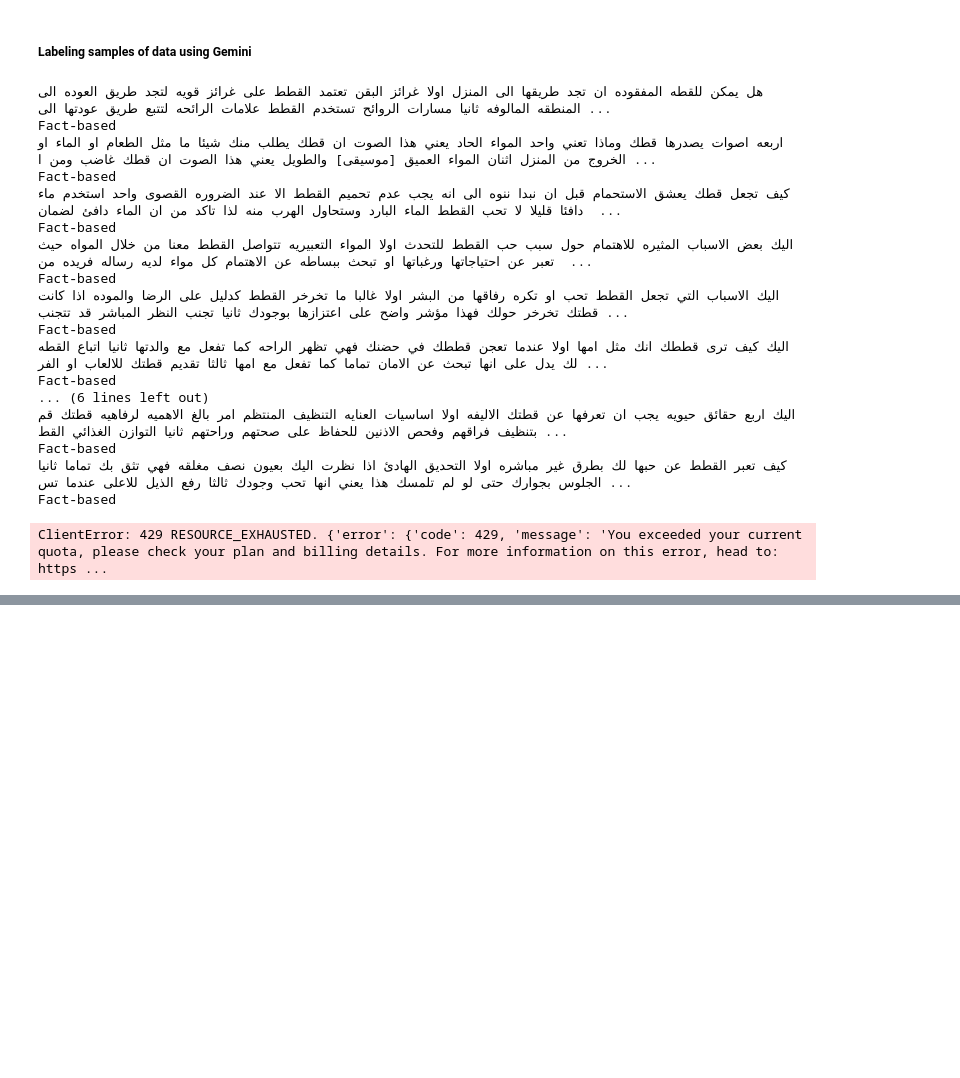
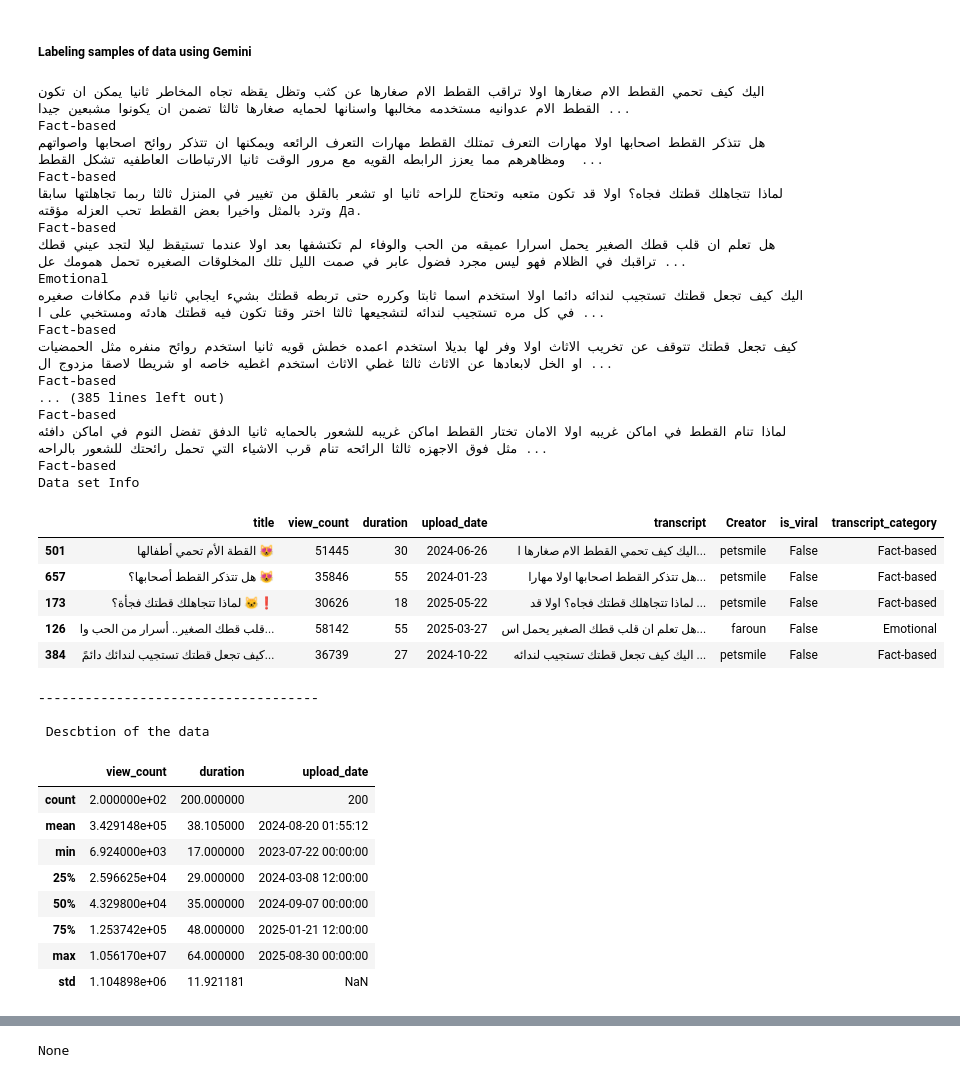
Before and after one commit to anas-elhilali/Youtube-faroun-analytics, a Jupyter notebook: notebook/Youtube_Niche_Data.ipynb, the cells around one changed output, grey strips where cells are left out. Saved outputs shown, nothing was run; the diff lists cells and outputs as text; code cells hidden in the pictures; blank space fills up the shorter version.

```diff
--- a/notebook/Youtube_Niche_Data.ipynb
+++ b/notebook/Youtube_Niche_Data.ipynb
@@ -428,40 +431,57 @@ plt.show()
 # %%
 from google import genai
 import random
 import time
 captions = [caption for caption in all_data['transcript']]
 
 client = genai.Client()
-caption_samples = all_data.sample(n=150)
+caption_samples = all_data.sample(n=200)
 for idx , row in caption_samples.iterrows():
     caption = row['transcript']
     response = client.models.generate_content(
-        model="gemini-2.5-flash", contents=f"""Act as a script categorizer. Categorize the following script as **Story**, **Emotional**, or **Fact-based**.
-Return **only the category, one word, nothing else**.
-        Script: "{caption}"
-        """
-    )
+    model="gemini-2.5-flash", contents=f"""Act as a script categorizer. Categorize the following script as **Story**, **Emotional**, or **Fact-based**.
+    Return **only the category, one word, nothing else**.
+            Script: "{caption}"
+            """
+        )
     print(caption)
     print(response.text)
     caption_samples.loc[ idx , 'transcript_category'] = response.text.strip()
-    time.sleep(2)
+    time.sleep(6)
 eda_data_niche(caption_samples)
 # %% [output]
-هل يمكن للقطه المفقوده ان تجد طريقها الى المنزل اولا غرائز البقن تعتمد القطط على غرائز قويه لتجد طريق العوده الى المنطقه المالوفه ثانيا مسارات الروائح تستخدم القطط علامات الرائحه لتتبع طريق عودتها الى ...
+اليك كيف تحمي القطط الام صغارها اولا تراقب القطط الام صغارها عن كثب وتظل يقظه تجاه المخاطر ثانيا يمكن ان تكون القطط الام عدوانيه مستخدمه مخالبها واسنانها لحمايه صغارها ثالثا تضمن ان يكونوا مشبعين جيدا ...
 Fact-based
-اربعه اصوات يصدرها قطك وماذا تعني واحد المواء الحاد يعني هذا الصوت ان قطك يطلب منك شيئا ما مثل الطعام او الماء او الخروج من المنزل اثنان المواء العميق [موسيقى] والطويل يعني هذا الصوت ان قطك غاضب ومن ا ...
+هل تتذكر القطط اصحابها اولا مهارات التعرف تمتلك القطط مهارات التعرف الرائعه ويمكنها ان تتذكر روائح اصحابها واصواتهم ومظاهرهم مما يعزز الرابطه القويه مع مرور الوقت ثانيا الارتباطات العاطفيه تشكل القطط  ...
 Fact-based
-كيف تجعل قطك يعشق الاستحمام قبل ان نبدا ننوه الى انه يجب عدم تحميم القطط الا عند الضروره القصوى واحد استخدم ماء دافئا قليلا لا تحب القطط الماء البارد وستحاول الهرب منه لذا تاكد من ان الماء دافئ لضمان  ...
+لماذا تتجاهلك قطتك فجاه؟ اولا قد تكون متعبه وتحتاج للراحه ثانيا او تشعر بالقلق من تغيير في المنزل ثالثا ربما تجاهلتها سابقا وترد بالمثل واخيرا بعض القطط تحب العزله مؤقته Да.
 Fact-based
-اليك بعض الاسباب المثيره للاهتمام حول سبب حب القطط للتحدث اولا المواء التعبيريه تتواصل القطط معنا من خلال المواه حيث تعبر عن احتياجاتها ورغباتها او تبحث ببساطه عن الاهتمام كل مواء لديه رساله فريده من  ...
+هل تعلم ان قلب قطك الصغير يحمل اسرارا عميقه من الحب والوفاء لم تكتشفها بعد اولا عندما تستيقظ ليلا لتجد عيني قطك تراقبك في الظلام فهو ليس مجرد فضول عابر في صمت الليل تلك المخلوقات الصغيره تحمل همومك عل ...
+Emotional
+اليك كيف تجعل قطتك تستجيب لندائه دائما اولا استخدم اسما ثابتا وكرره حتى تربطه قطتك بشيء ايجابي ثانيا قدم مكافات صغيره في كل مره تستجيب لندائه لتشجيعها ثالثا اختر وقتا تكون فيه قطتك هادئه ومستخبي على ا ...
 Fact-based
-اليك الاسباب التي تجعل القطط تحب او تكره رفاقها من البشر اولا غالبا ما تخرخر القطط كدليل على الرضا والموده اذا كانت قطتك تخرخر حولك فهذا مؤشر واضح على اعتزازها بوجودك ثانيا تجنب النظر المباشر قد تتجنب ...
+كيف تجعل قطتك تتوقف عن تخريب الاثاث اولا وفر لها بديلا استخدم اعمده خطش قويه ثانيا استخدم روائح منفره مثل الحمضيات او الخل لابعادها عن الاثاث ثالثا غطي الاثاث استخدم اغطيه خاصه او شريطا لاصقا مزدوج ال ...
 Fact-based
-اليك كيف ترى قططك انك مثل امها اولا عندما تعجن قططك في حضنك فهي تظهر الراحه كما تفعل مع والدتها ثانيا اتباع القطه لك يدل على انها تبحث عن الامان تماما كما تفعل مع امها ثالثا تقديم قطتك للالعاب او الفر ...
+... (385 lines left out)
 Fact-based
-... (6 lines left out)
-اليك اربع حقائق حيويه يجب ان تعرفها عن قطتك الاليفه اولا اساسيات العنايه التنظيف المنتظم امر بالغ الاهميه لرفاهيه قطتك قم بتنظيف فراقهم وفحص الاذنين للحفاظ على صحتهم وراحتهم ثانيا التوازن الغذائي القط ...
+لماذا تنام القطط في اماكن غريبه اولا الامان تختار القطط اماكن غريبه للشعور بالحمايه ثانيا الدفق تفضل النوم في اماكن دافئه مثل فوق الاجهزه ثالثا الرائحه تنام قرب الاشياء التي تحمل رائحتك للشعور بالراحه ...
 Fact-based
-كيف تعبر القطط عن حبها لك بطرق غير مباشره اولا التحديق الهادئ اذا نظرت اليك بعيون نصف مغلقه فهي تثق بك تماما ثانيا الجلوس بجوارك حتى لو لم تلمسك هذا يعني انها تحب وجودك ثالثا رفع الذيل للاعلى عندما تس ...
-Fact-based
+Data set Info
+|  | title | view_count | duration | upload_date | transcript | Creator | is_viral | transcript_category |
+| 501 | القطة الأم تحمي أطفالها 😻 | 51445 | 30 | 2024-06-26 | اليك كيف تحمي القطط الام صغارها ا... | petsmile | False | Fact-based |
+| 657 | هل تتذكر القطط أصحابها؟ 😻 | 35846 | 55 | 2024-01-23 | هل تتذكر القطط اصحابها اولا مهارا... | petsmile | False | Fact-based |
+| 173 | لماذا تتجاهلك قطتك فجأة؟ 🐱❗ | 30626 | 18 | 2025-05-22 | لماذا تتجاهلك قطتك فجاه؟ اولا قد ... | petsmile | False | Fact-based |
+| 126 | قلب قطك الصغير.. أسرار من الحب وا... | 58142 | 55 | 2025-03-27 | هل تعلم ان قلب قطك الصغير يحمل اس... | faroun | False | Emotional |
+| 384 | كيف تجعل قطتك تستجيب لندائك دائمً... | 36739 | 27 | 2024-10-22 | اليك كيف تجعل قطتك تستجيب لندائه ... | petsmile | False | Fact-based |
-ClientError: 429 RESOURCE_EXHAUSTED. {'error': {'code': 429, 'message': 'You exceeded your current quota, please check your plan and billing details. For more information on this error, head to: https ...
+------------------------------------
+
+ Descbtion of the data
+|  | view_count | duration | upload_date |
+| count | 2.000000e+02 | 200.000000 | 200 |
+| mean | 3.429148e+05 | 38.105000 | 2024-08-20 01:55:12 |
+| min | 6.924000e+03 | 17.000000 | 2023-07-22 00:00:00 |
+| 25% | 2.596625e+04 | 29.000000 | 2024-03-08 12:00:00 |
+| 50% | 4.329800e+04 | 35.000000 | 2024-09-07 00:00:00 |
+| 75% | 1.253742e+05 | 48.000000 | 2025-01-21 12:00:00 |
+| max | 1.056170e+07 | 64.000000 | 2025-08-30 00:00:00 |
+| std | 1.104898e+06 | 11.921181 | NaN |
@@ -467,0 +505 @@ ClientError: 429 RESOURCE_EXHAUSTED. {'error': {'code': 429, 'message': 'You exc
+None
```
Also changed, not shown: parts of 7 cells of this notebook.
